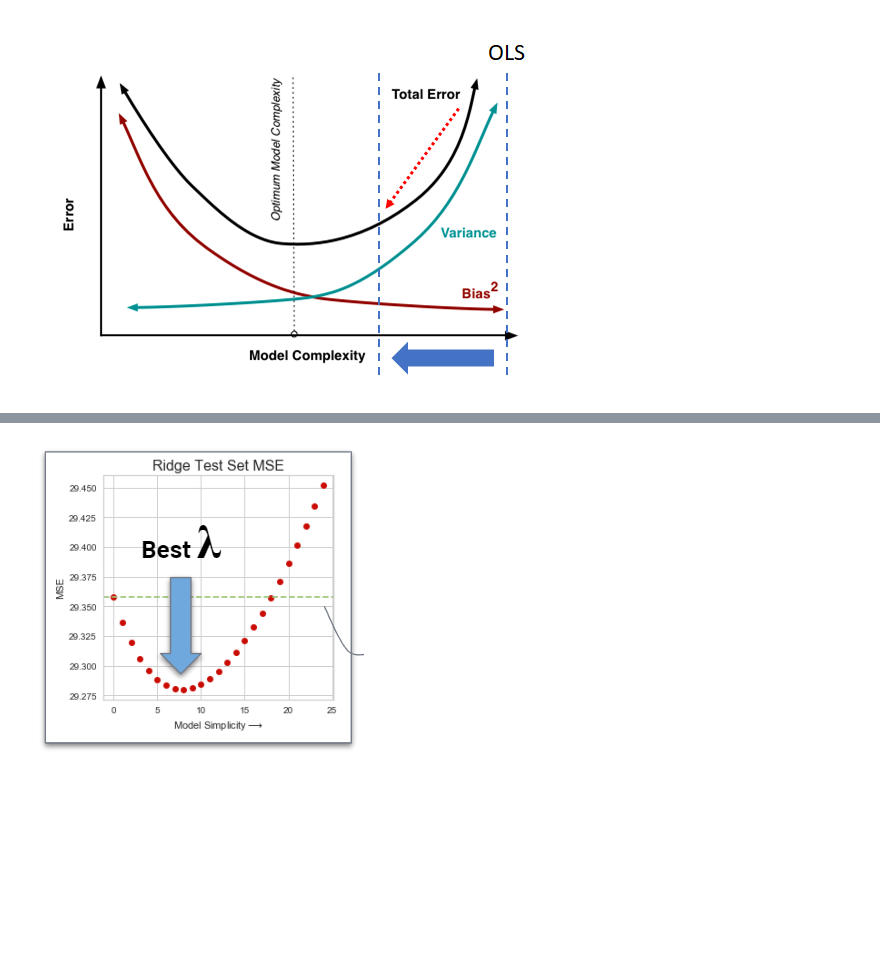
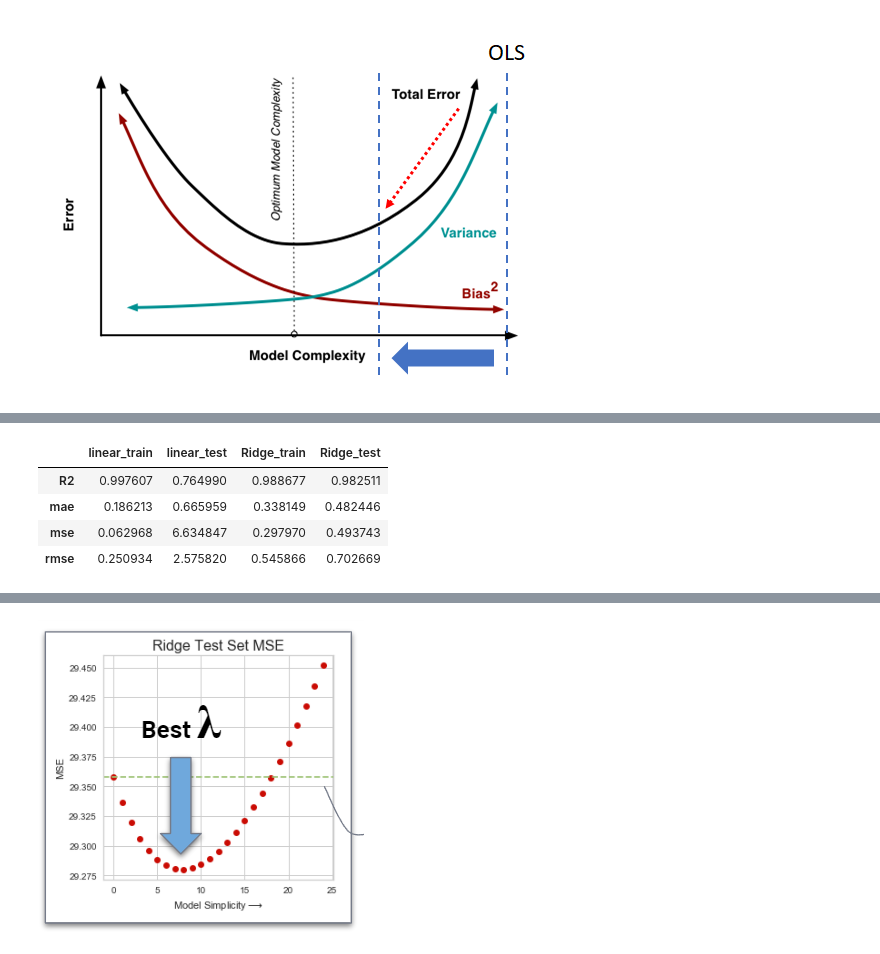
Before and after one commit to easgarli/datascience_bootcamp, a Jupyter notebook: Machine learning/05 - Regularization/Regularization_Ridge_Lasso_ElasticNet, Scale, Cross Validation, Gridsearch.ipynb, the cells around one changed output, grey strips where cells are left out. Cells and saved outputs as stored; diff of their text form; code cells hidden in the pictures; blank space fills up the shorter version.

```diff
--- a/Machine learning/05 - Regularization/Regularization_Ridge_Lasso_ElasticNet, Scale, Cross Validation, Gridsearch.ipynb
+++ b/Machine learning/05 - Regularization/Regularization_Ridge_Lasso_ElasticNet, Scale, Cross Validation, Gridsearch.ipynb
@@ -600,0 +639,6 @@ L2 Regularization (Ridge): This technique adds the sum of the squares of the wei
+# %%
+y_pred = ridge_model.predict(X_test_scaled)
+y_train_pred = ridge_model.predict(X_train_scaled)
+# %%
+rs = train_val(y_train,y_train_pred, y_test, y_pred,'Ridge')
+rs
@@ -600,0 +651,8 @@ L2 Regularization (Ridge): This technique adds the sum of the squares of the wei
+# %%
+pd.concat([ls,rs],axis=1)
+# %% [output]
+|  | linear_train | linear_test | Ridge_train | Ridge_test |
+| R2 | 0.997607 | 0.764990 | 0.988677 | 0.982511 |
+| mae | 0.186213 | 0.665959 | 0.338149 | 0.482446 |
+| mse | 0.062968 | 6.634847 | 0.297970 | 0.493743 |
+| rmse | 0.250934 | 2.575820 | 0.545866 | 0.702669 |
```
Also changed, not shown: parts of 18 cells of this notebook, 55 other files.
